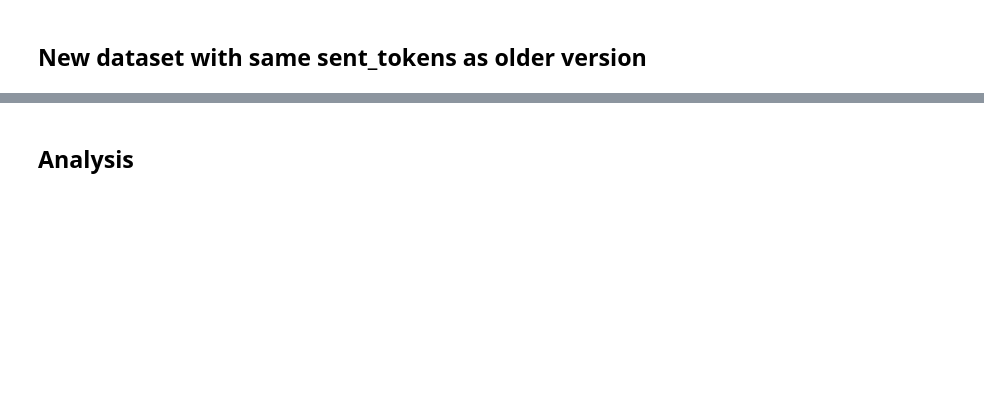
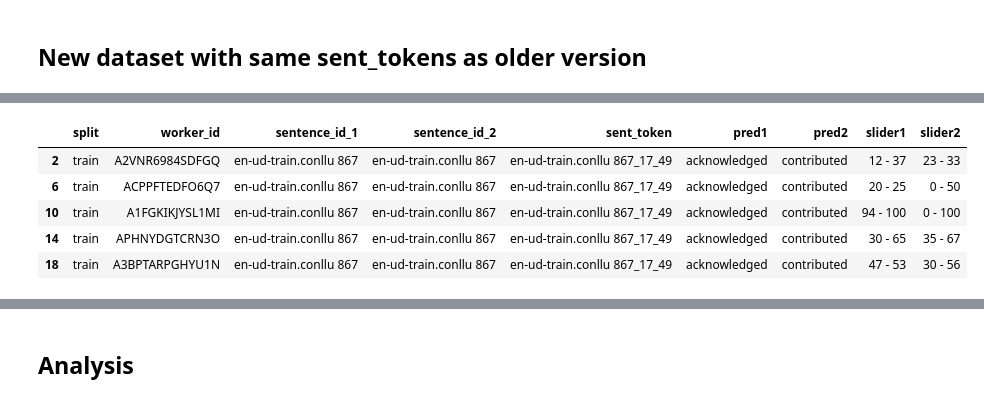
Before and after one commit to mdheller/factslab-protocols, a Jupyter notebook: Temporal_relations/testing_HIT/Inter_annotator_agreement_protocol2_revamped_v0.1.ipynb, the cells around one changed output, grey strips where cells are left out. Saved outputs shown, nothing was run; the diff lists cells and outputs as text; code cells hidden in the pictures; blank space fills up the shorter version.

```diff
--- a/Temporal_relations/testing_HIT/Inter_annotator_agreement_protocol2_revamped_v0.1.ipynb
+++ b/Temporal_relations/testing_HIT/Inter_annotator_agreement_protocol2_revamped_v0.1.ipynb
@@ -251,3 +279,12 @@ pilot_data_p2_mod.head()
 | 2 | train | A2VNR6984SDFGQ | en-ud-train.conllu 867 | en-ud-train.conllu 867 | en-ud-train.conllu 867_17_49 | acknowledged | contributed | 12 - 37 | 23 - 33 |
 | 3 | train | A2VNR6984SDFGQ | en-ud-train.conllu 1092 | en-ud-train.conllu 1092 | en-ud-train.conllu 1092_2_10 | get | haul | 7 - 28 | 13 - 31 |
 | 4 | train | ACPPFTEDFO6Q7 | en-ud-train.conllu 6781 | en-ud-train.conllu 6781 | en-ud-train.conllu 6781_4_9 | carried | shot | 10 - 65 | 70 - 72 |
+# %%
+pilot_data_p2_mod[pilot_data_p2_mod.sent_token == 'en-ud-train.conllu 867_17_49']
+# %% [output]
+|  | split | worker_id | sentence_id_1 | sentence_id_2 | sent_token | pred1 | pred2 | slider1 | slider2 |
+| 2 | train | A2VNR6984SDFGQ | en-ud-train.conllu 867 | en-ud-train.conllu 867 | en-ud-train.conllu 867_17_49 | acknowledged | contributed | 12 - 37 | 23 - 33 |
+| 6 | train | ACPPFTEDFO6Q7 | en-ud-train.conllu 867 | en-ud-train.conllu 867 | en-ud-train.conllu 867_17_49 | acknowledged | contributed | 20 - 25 | 0 - 50 |
+| 10 | train | A1FGKIKJYSL1MI | en-ud-train.conllu 867 | en-ud-train.conllu 867 | en-ud-train.conllu 867_17_49 | acknowledged | contributed | 94 - 100 | 0 - 100 |
+| 14 | train | APHNYDGTCRN3O | en-ud-train.conllu 867 | en-ud-train.conllu 867 | en-ud-train.conllu 867_17_49 | acknowledged | contributed | 30 - 65 | 35 - 67 |
+| 18 | train | A3BPTARPGHYU1N | en-ud-train.conllu 867 | en-ud-train.conllu 867 | en-ud-train.conllu 867_17_49 | acknowledged | contributed | 47 - 53 | 30 - 56 |
```
Also changed, not shown: parts of 9 cells of this notebook, 3 other files.
